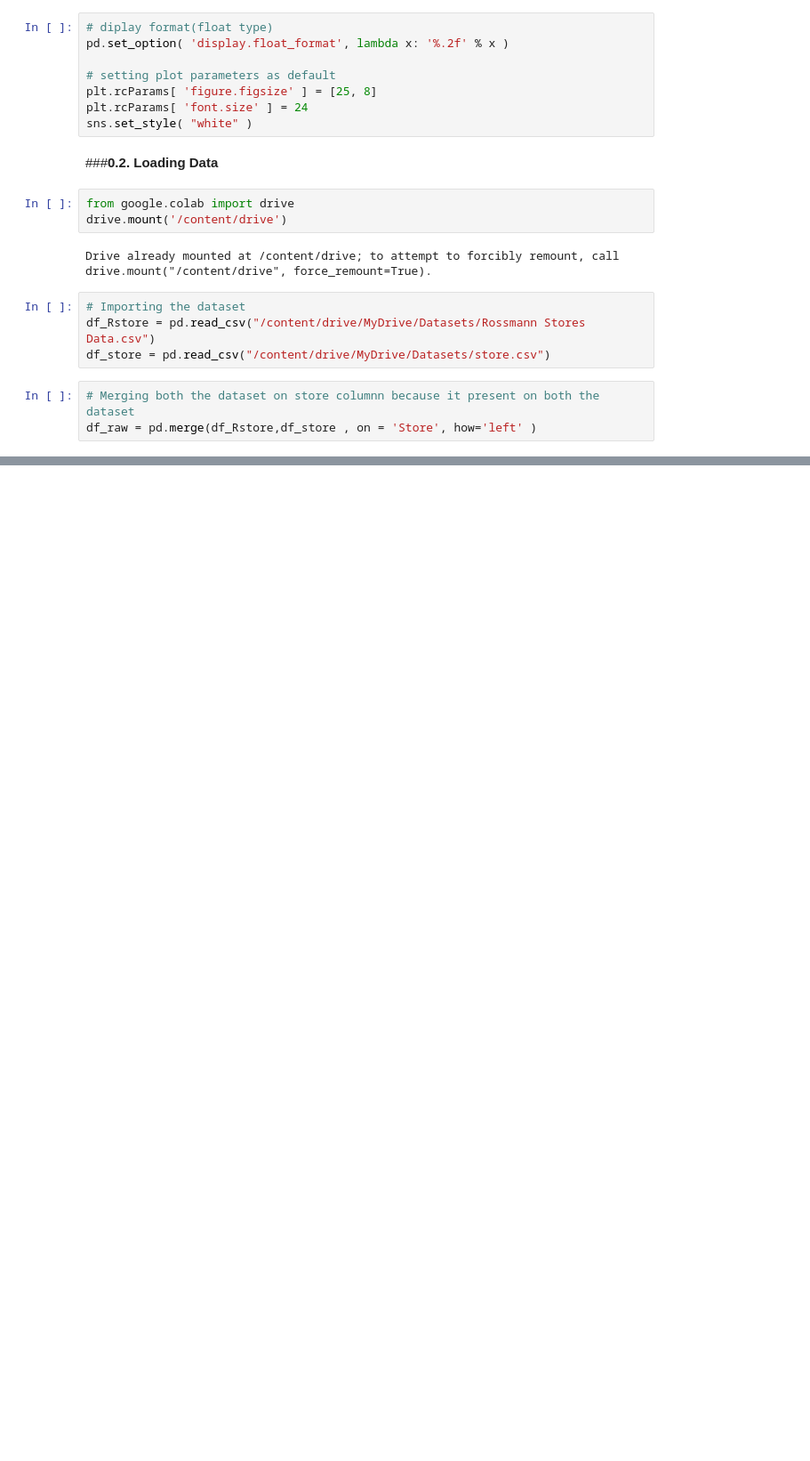
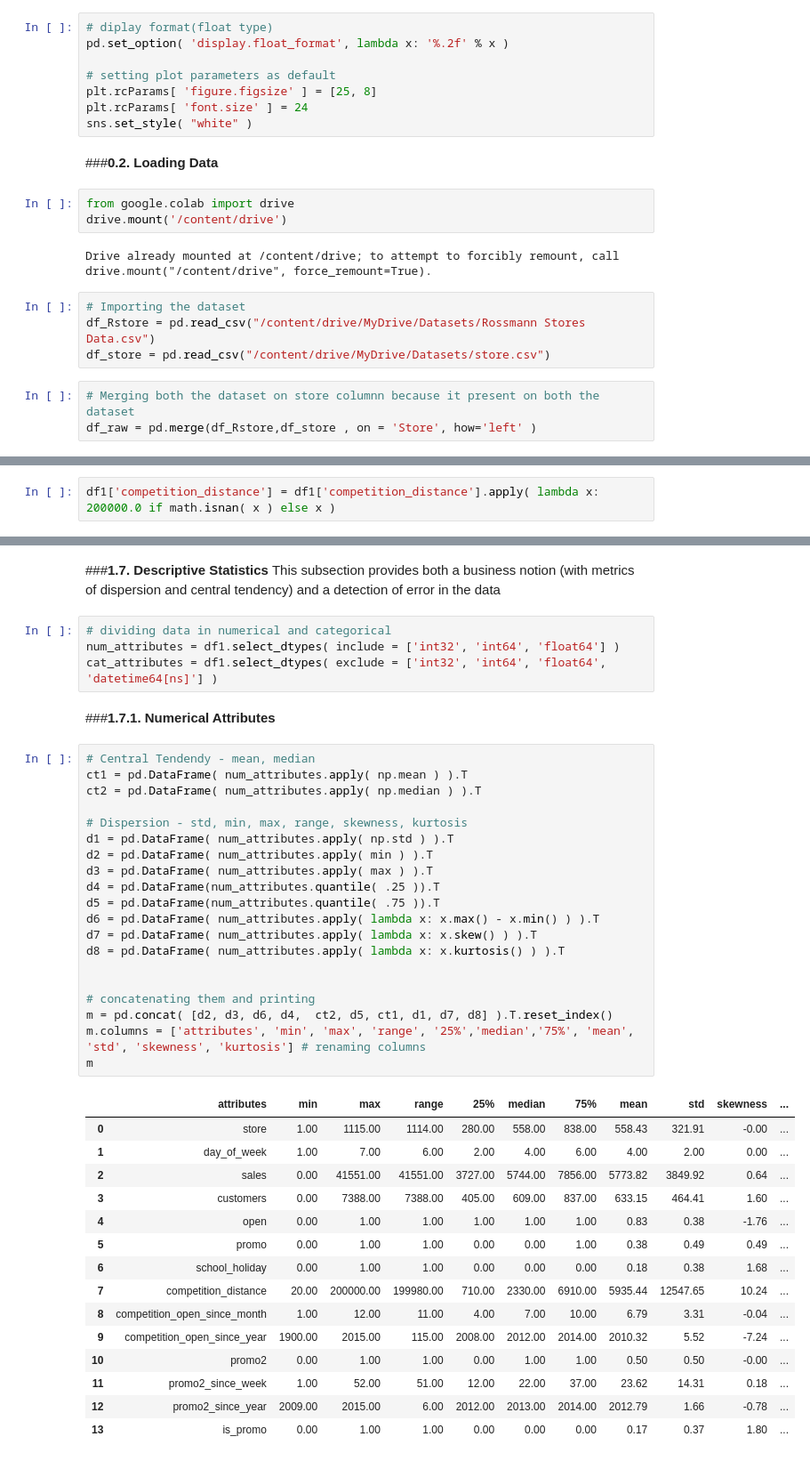
Before and after one commit to sushmitamuz002/Rossmann_Sales_Prediction_Capstone_Project-ML_Regression-, a Jupyter notebook: Rossmann_Sales_Prediction_Capstone_Project_(ML_Regression).ipynb, the cells around one changed output, grey strips where cells are left out. Shown at 89% size. Saved outputs shown, nothing was run; the diff lists cells and outputs as text; blank space fills up the shorter version.

```diff
--- a/Rossmann_Sales_Prediction_Capstone_Project_(ML_Regression).ipynb
+++ b/Rossmann_Sales_Prediction_Capstone_Project_(ML_Regression).ipynb
@@ -212,0 +298,2 @@ df_raw = pd.merge(df_Rstore,df_store , on = 'Store', how='left' )
+# %%
+df1['competition_distance'] = df1['competition_distance'].apply( lambda x: 200000.0 if math.isnan( x ) else x )
@@ -212,0 +351,45 @@ df_raw = pd.merge(df_Rstore,df_store , on = 'Store', how='left' )
+# %% [markdown]
+###**1.7. Descriptive Statistics**
+This subsection provides both a business notion (with metrics of dispersion and central tendency) and a detection of error in the data
+# %%
+# dividing data in numerical and categorical
+num_attributes = df1.select_dtypes( include = ['int32', 'int64', 'float64'] )
+cat_attributes = df1.select_dtypes( exclude = ['int32', 'int64', 'float64', 'datetime64[ns]'] )
+# %% [markdown]
+###**1.7.1. Numerical Attributes**
+# %%
+# Central Tendendy - mean, median
+ct1 = pd.DataFrame( num_attributes.apply( np.mean ) ).T
+ct2 = pd.DataFrame( num_attributes.apply( np.median ) ).T
+
+# Dispersion - std, min, max, range, skewness, kurtosis
+d1 = pd.DataFrame( num_attributes.apply( np.std ) ).T
+d2 = pd.DataFrame( num_attributes.apply( min ) ).T
+d3 = pd.DataFrame( num_attributes.apply( max ) ).T
+d4 = pd.DataFrame(num_attributes.quantile( .25 )).T
+d5 = pd.DataFrame(num_attributes.quantile( .75 )).T
+d6 = pd.DataFrame( num_attributes.apply( lambda x: x.max() - x.min() ) ).T
+d7 = pd.DataFrame( num_attributes.apply( lambda x: x.skew() ) ).T
+d8 = pd.DataFrame( num_attributes.apply( lambda x: x.kurtosis() ) ).T
+
+
+# concatenating them and printing
+m = pd.concat( [d2, d3, d6, d4,  ct2, d5, ct1, d1, d7, d8] ).T.reset_index()
+m.columns = ['attributes', 'min', 'max', 'range', '25%','median','75%', 'mean', 'std', 'skewness', 'kurtosis'] # renaming columns
+m
+# %% [output]
+|  | attributes | min | max | range | 25% | median | 75% | mean | std | skewness | ... |
+| 0 | store | 1.00 | 1115.00 | 1114.00 | 280.00 | 558.00 | 838.00 | 558.43 | 321.91 | -0.00 | ... |
+| 1 | day_of_week | 1.00 | 7.00 | 6.00 | 2.00 | 4.00 | 6.00 | 4.00 | 2.00 | 0.00 | ... |
+| 2 | sales | 0.00 | 41551.00 | 41551.00 | 3727.00 | 5744.00 | 7856.00 | 5773.82 | 3849.92 | 0.64 | ... |
+| 3 | customers | 0.00 | 7388.00 | 7388.00 | 405.00 | 609.00 | 837.00 | 633.15 | 464.41 | 1.60 | ... |
+| 4 | open | 0.00 | 1.00 | 1.00 | 1.00 | 1.00 | 1.00 | 0.83 | 0.38 | -1.76 | ... |
+| 5 | promo | 0.00 | 1.00 | 1.00 | 0.00 | 0.00 | 1.00 | 0.38 | 0.49 | 0.49 | ... |
+| 6 | school_holiday | 0.00 | 1.00 | 1.00 | 0.00 | 0.00 | 0.00 | 0.18 | 0.38 | 1.68 | ... |
+| 7 | competition_distance | 20.00 | 200000.00 | 199980.00 | 710.00 | 2330.00 | 6910.00 | 5935.44 | 12547.65 | 10.24 | ... |
+| 8 | competition_open_since_month | 1.00 | 12.00 | 11.00 | 4.00 | 7.00 | 10.00 | 6.79 | 3.31 | -0.04 | ... |
+| 9 | competition_open_since_year | 1900.00 | 2015.00 | 115.00 | 2008.00 | 2012.00 | 2014.00 | 2010.32 | 5.52 | -7.24 | ... |
+| 10 | promo2 | 0.00 | 1.00 | 1.00 | 0.00 | 1.00 | 1.00 | 0.50 | 0.50 | -0.00 | ... |
+| 11 | promo2_since_week | 1.00 | 52.00 | 51.00 | 12.00 | 22.00 | 37.00 | 23.62 | 14.31 | 0.18 | ... |
+| 12 | promo2_since_year | 2009.00 | 2015.00 | 6.00 | 2012.00 | 2013.00 | 2014.00 | 2012.79 | 1.66 | -0.78 | ... |
+| 13 | is_promo | 0.00 | 1.00 | 1.00 | 0.00 | 0.00 | 0.00 | 0.17 | 0.37 | 1.80 | ... |
```
Also changed, not shown: parts of 45 cells of this notebook.
